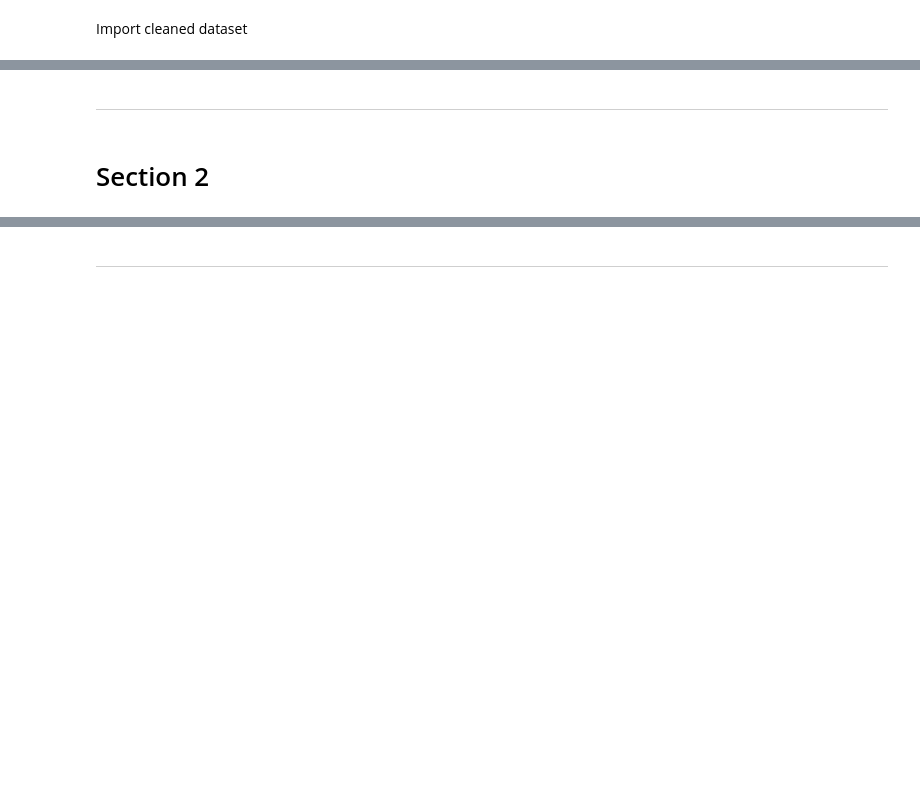
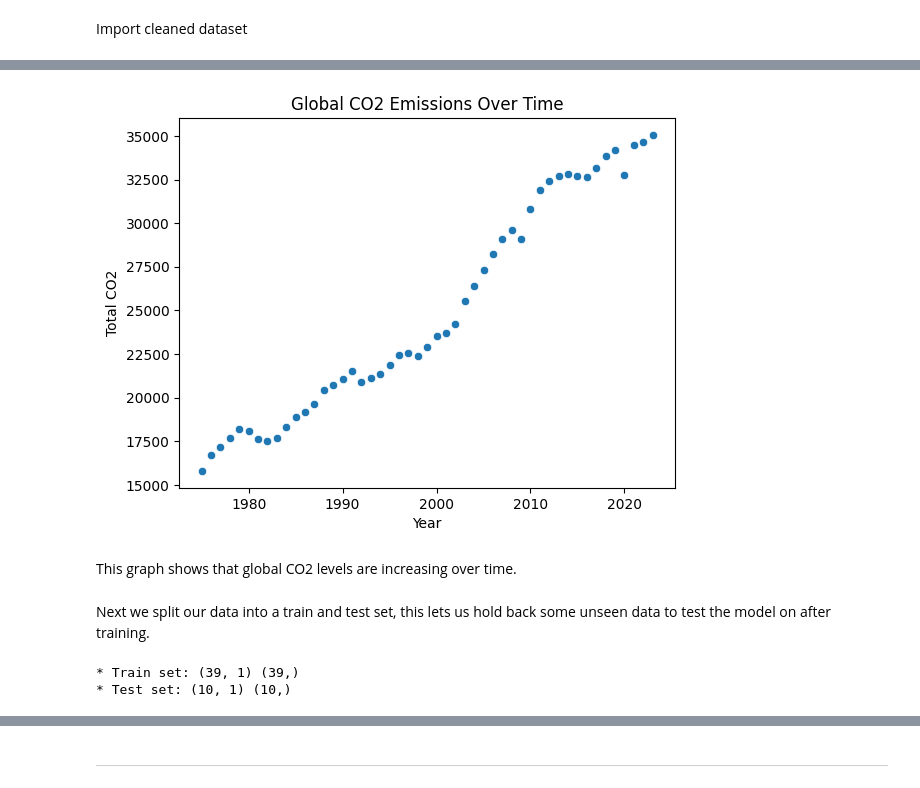
Before and after one commit to EmilyWithycombe/co2-emissions, a Jupyter notebook: jupyter_notebooks/03_ml_model.ipynb, the cells around one changed output, grey strips where cells are left out. Cells and saved outputs as stored; diff of their text form; code cells hidden in the pictures; blank space fills up the shorter version.

Commit message:
Add graph and sets for linear regression

```diff
--- a/jupyter_notebooks/03_ml_model.ipynb
+++ b/jupyter_notebooks/03_ml_model.ipynb
@@ -35,7 +41,7 @@ Import cleaned dataset
 path = "../raw_data/clean_data.csv"
 
 # read data into dataframe
-df_clean = pd.read_csv(path)
+df_clean = pd.read_csv(path, parse_dates=['year'])
 
-# display data types to see if any need to be changed
+# display data types for verification
 df_clean.info()
@@ -48,20 +72,40 @@ Section 1 content
+# %%
+# create dataset with year and co2 columns only, co2 is summed across all countries
+df_global = df_clean[['year', 'co2']].groupby('year', as_index=False).sum()
+
+sns.scatterplot(df_global, x='year', y='co2')
+plt.title("Global CO2 Emissions Over Time")
+plt.xlabel("Year")
+plt.ylabel("Total CO2")
+#plt.xticks({df_global['year'] : df_global['year'].dt.year})
+plt.show()
+# %% [output]
+[figure, added]
+# %% [markdown]
+This graph shows that global CO2 levels are increasing over time.
+# %% [markdown]
+Next we split our data into a train and test set, this lets us hold back some unseen data to test the model on after training.<br>
 # %%
+# convert year (datetime) to numeric ordinal for regression
+df_global['year'] = df_global['year'].map(pd.Timestamp.toordinal)
+
+# prepare features and target
+X = df_global[['year']]
+y = df_global['co2']
+
+# split into train and test sets
 X_train, X_test, y_train, y_test = train_test_split(
-                                    df.drop(['target'], axis=1),
-                                    df['target'],
-                                    test_size=0.2,
-                                    random_state=101
-                                    )
+	X, y, test_size=0.2, random_state=42
+)
 
 print(
-    "* Train set:",
-    X_train.shape,
-    y_train.shape,
-    "\n* Test set:",
-    X_test.shape,
-    y_test.shape,
+	"* Train set:",
+	X_train.shape,
+	y_train.shape,
+	"\n* Test set:",
+	X_test.shape,
+	y_test.shape,
 )
+# %% [output]
+* Train set: (39, 1) (39,)
+* Test set: (10, 1) (10,)
-# %% [markdown]
----
-# %% [markdown]
-# Section 2
```
Also changed, not shown: parts of 16 cells of this notebook.
